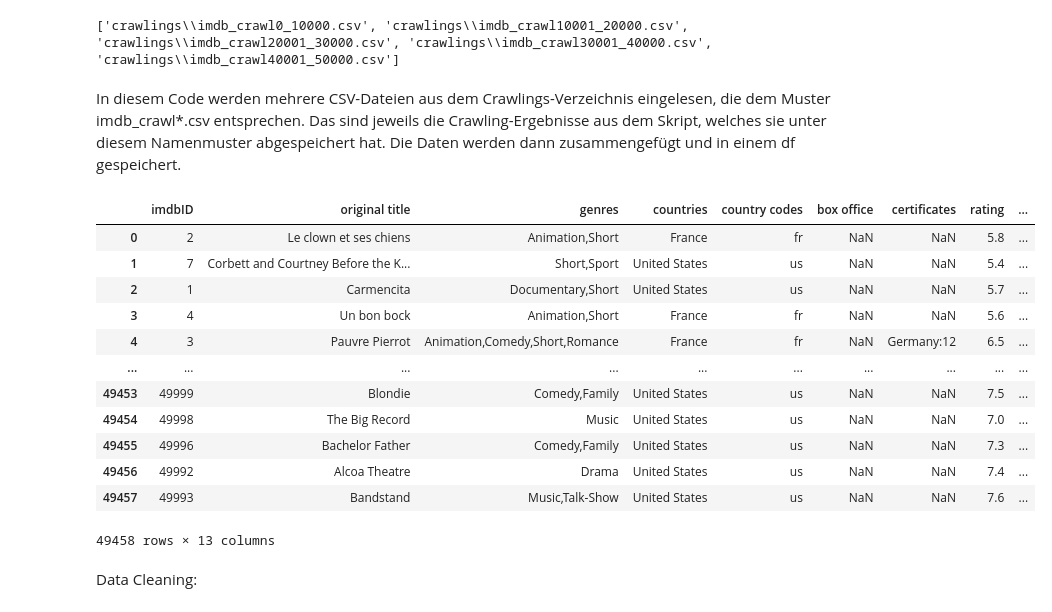
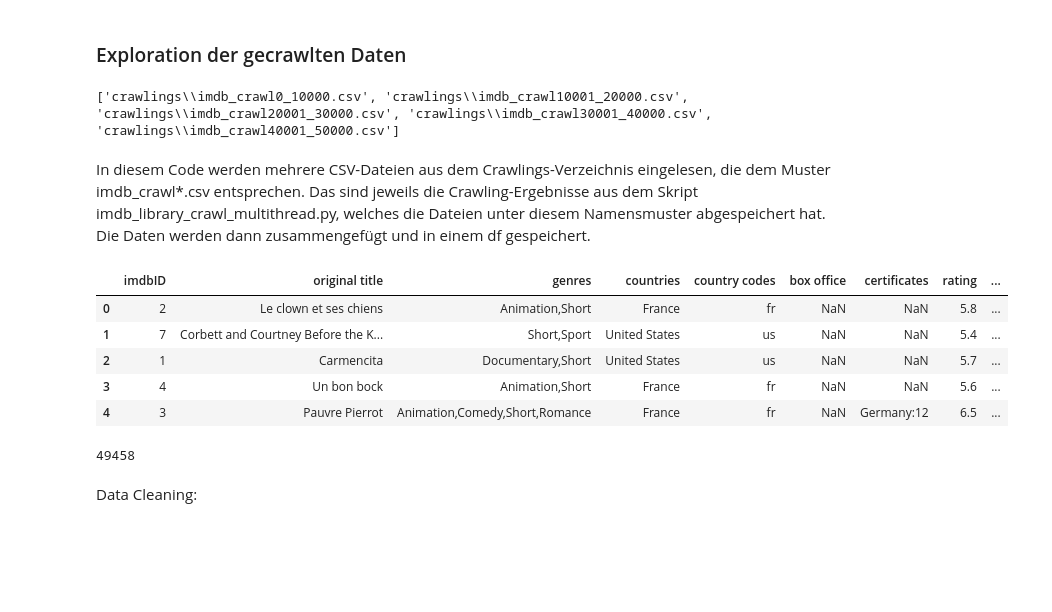
Before and after one commit to timosch11/imdb-dataset-exploration, a Jupyter notebook: crawling_scripts/imdb_crawlings_exploration.ipynb, the cells around one changed output. Cells and saved outputs as stored; diff of their text form; code cells hidden in the pictures; blank space fills up the shorter version.

```diff
--- a/crawling_scripts/imdb_crawlings_exploration.ipynb
+++ b/crawling_scripts/imdb_crawlings_exploration.ipynb
@@ -1,3 +1,5 @@
+# %% [markdown]
+### Exploration der gecrawlten Daten
 # %%
 import pandas as pd
 import glob
@@ -15,23 +17,21 @@ df = pd.concat(li, axis=0, ignore_index=True)
 # %% [output]
 ['crawlings\\imdb_crawl0_10000.csv', 'crawlings\\imdb_crawl10001_20000.csv', 'crawlings\\imdb_crawl20001_30000.csv', 'crawlings\\imdb_crawl30001_40000.csv', 'crawlings\\imdb_crawl40001_50000.csv']
 # %% [markdown]
-In diesem Code werden mehrere CSV-Dateien aus dem Crawlings-Verzeichnis eingelesen, die dem Muster imdb_crawl*.csv entsprechen. Das sind jeweils die Crawling-Ergebnisse aus dem Skript, welches sie unter diesem Namenmuster abgespeichert hat. Die Daten werden dann zusammengefügt und in einem df gespeichert.
+In diesem Code werden mehrere CSV-Dateien aus dem Crawlings-Verzeichnis eingelesen, die dem Muster imdb_crawl*.csv entsprechen. Das sind jeweils die Crawling-Ergebnisse aus dem Skript imdb_library_crawl_multithread.py, welches die Dateien unter diesem Namensmuster abgespeichert hat. Die Daten werden dann zusammengefügt und in einem df gespeichert.
 # %%
-df
+df.head()
 # %% [output]
 |  | imdbID | original title | genres | countries | country codes | box office | certificates | rating | ... |
 | 0 | 2 | Le clown et ses chiens | Animation,Short | France | fr | NaN | NaN | 5.8 | ... |
 | 1 | 7 | Corbett and Courtney Before the K... | Short,Sport | United States | us | NaN | NaN | 5.4 | ... |
 | 2 | 1 | Carmencita | Documentary,Short | United States | us | NaN | NaN | 5.7 | ... |
 | 3 | 4 | Un bon bock | Animation,Short | France | fr | NaN | NaN | 5.6 | ... |
 | 4 | 3 | Pauvre Pierrot | Animation,Comedy,Short,Romance | France | fr | NaN | Germany:12 | 6.5 | ... |
-| ... | ... | ... | ... | ... | ... | ... | ... | ... | ... |
-| 49453 | 49999 | Blondie | Comedy,Family | United States | us | NaN | NaN | 7.5 | ... |
-| 49454 | 49998 | The Big Record | Music | United States | us | NaN | NaN | 7.0 | ... |
-| 49455 | 49996 | Bachelor Father | Comedy,Family | United States | us | NaN | NaN | 7.3 | ... |
-| 49456 | 49992 | Alcoa Theatre | Drama | United States | us | NaN | NaN | 7.4 | ... |
-| 49457 | 49993 | Bandstand | Music,Talk-Show | United States | us | NaN | NaN | 7.6 | ... |
-49458 rows × 13 columns
+# %%
+# Anzahl der Reihen des Dataframes
+df.shape[0]
+# %% [output]
+49458
 # %% [markdown]
 Data Cleaning:
 # %%
```
Also changed, not shown: parts of 2 cells of this notebook, 6 other files.
